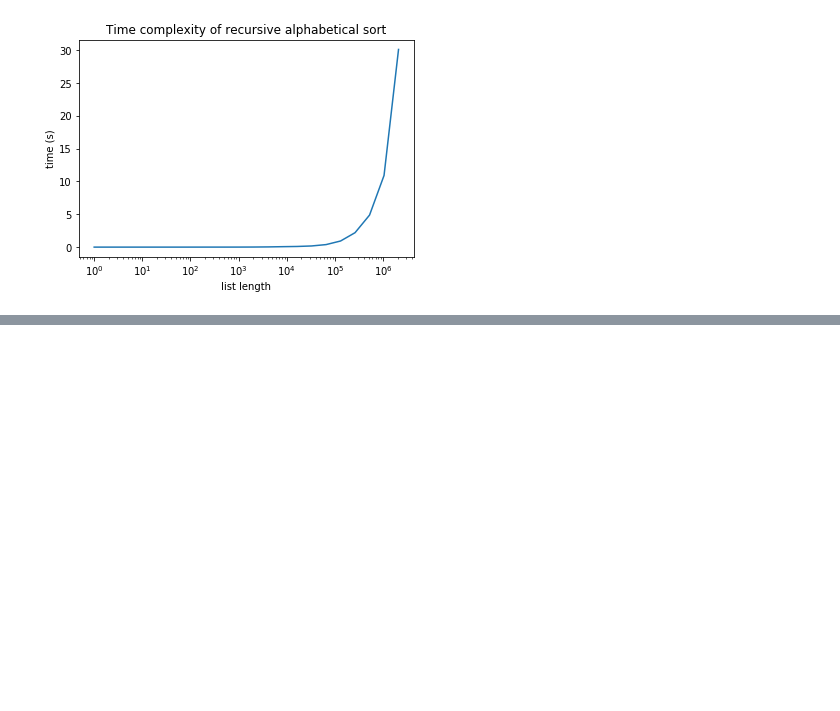
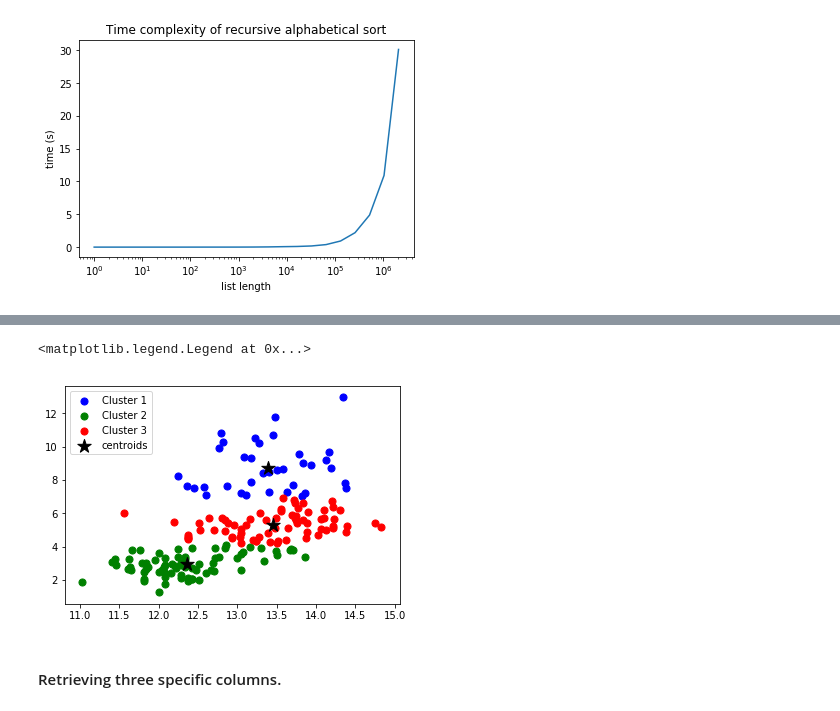
Before and after one commit to Debodeep94/ADM-HW4, a Jupyter notebook: main.ipynb, the cells around one changed output, grey strips where cells are left out. Saved outputs shown, nothing was run; the diff lists cells and outputs as text; code cells hidden in the pictures; blank space fills up the shorter version.

```diff
--- a/main.ipynb
+++ b/main.ipynb
@@ -641,0 +809,4 @@ plt.show()
+# %%
+# Calculating the sum of the attributes
+df_sum=df.groupby(["cluster"]).sum()
+df_sum
@@ -641,0 +819,4 @@ plt.show()
+# %%
+# Counting the number of members in the clusters
+df_count=df.groupby(["cluster"]).count()
+df_count
@@ -641,0 +829,3 @@ plt.show()
+# %%
+# Clculating the values of the centroids
+centroids=df_sum.iloc[0:3]/df_count.iloc[0:3,0:2]
@@ -641,0 +847,13 @@ plt.show()
+# %%
+df['subset'] = np.select([df.cluster==1, df.cluster==2, df.cluster==3],
+                         ['Cluster 1', 'Cluster 2', 'Cluster 3'])
+for color, label in zip('bgrm', ['Cluster 1', 'Cluster 2', 'Cluster 3']):
+    subset = df[df.subset == label]
+    plt.scatter(subset.Alcohol, subset.Color_intensity, s=50, c=color, label=str(label))
+plt.scatter(centroids["Alcohol"],centroids["Color_intensity"],c="black",s=200,linewidth=1,marker="*", label="centroids")
+plt.legend()
+# %% [output]
+<matplotlib.legend.Legend at 0x...>
+[figure, added]
+# %% [markdown]
+#### Retrieving three specific columns.
```
Also changed, not shown: parts of 56 cells of this notebook, 1 other file.
